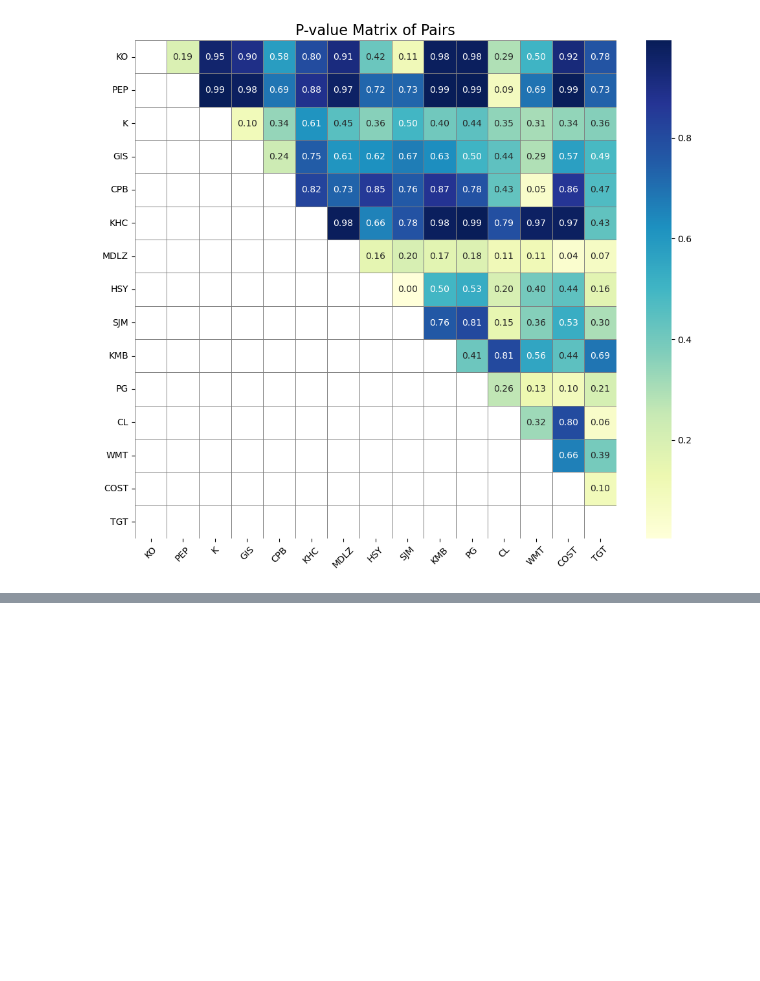
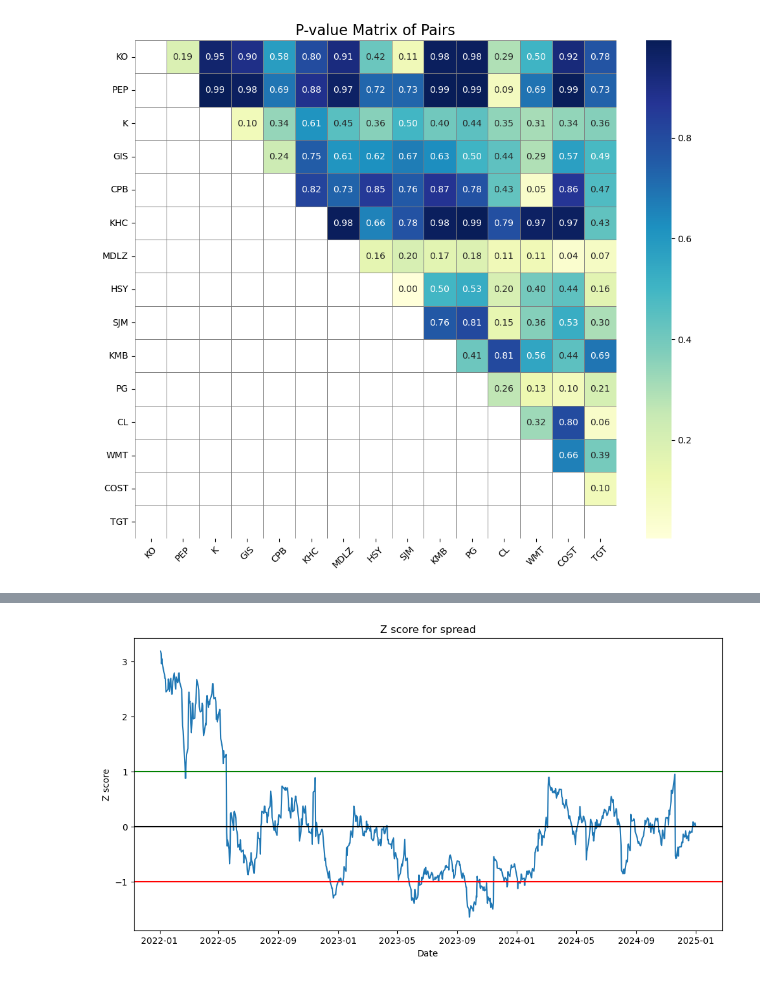
Before and after one commit to robert-zhang28/Pairs-Trading-Strategy, a Jupyter notebook: pairs.ipynb, the cells around one changed output, grey strips where cells are left out. Saved outputs shown, nothing was run; the diff lists cells and outputs as text; code cells hidden in the pictures; blank space fills up the shorter version.

```diff
--- a/pairs.ipynb
+++ b/pairs.ipynb
@@ -131,0 +190,18 @@ p-value = 0.28594493788120456 The series KO is likely non-stationary.
+# %%
+# calculate z scores for spreads
+
+def zscore(series):
+    return (series - series.mean()) / np.std(series)
+
+
+plt.figure(figsize=(12,6))
+plt.plot(zscore(spread))
+plt.title("Z score for spread")
+plt.xlabel("Date")
+plt.ylabel("Z score")
+plt.axhline(1, color = 'green')
+plt.axhline(-1, color = 'red')
+plt.axhline(0, color = 'black')
+plt.show()
+# %% [output]
+[figure, added]
```
Also changed, not shown: parts of 4 cells of this notebook.
